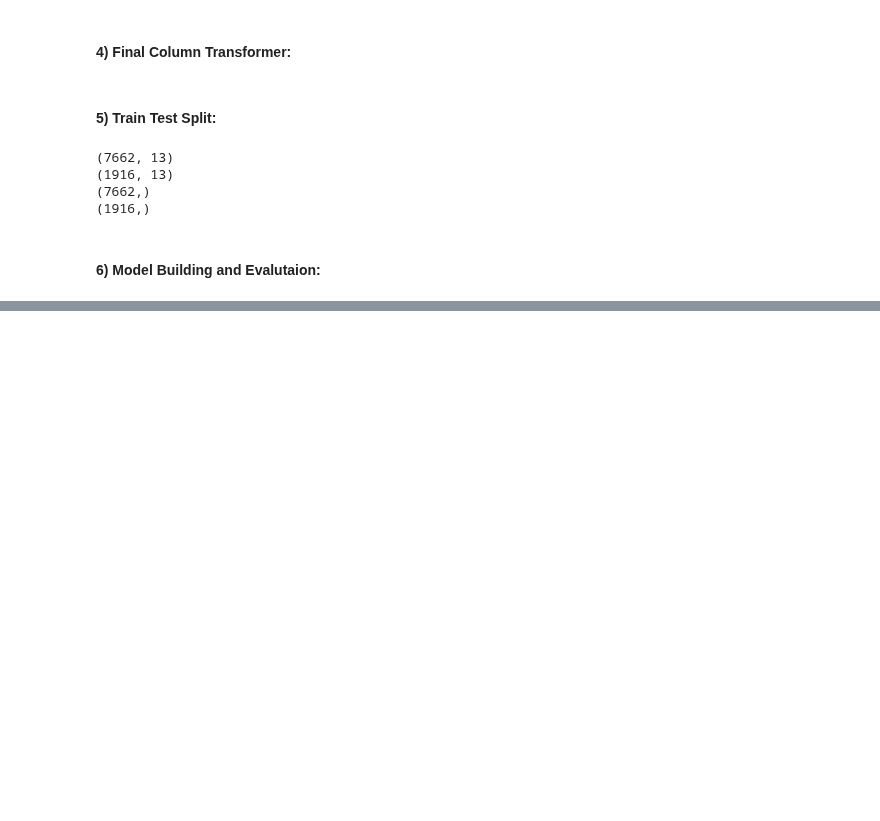
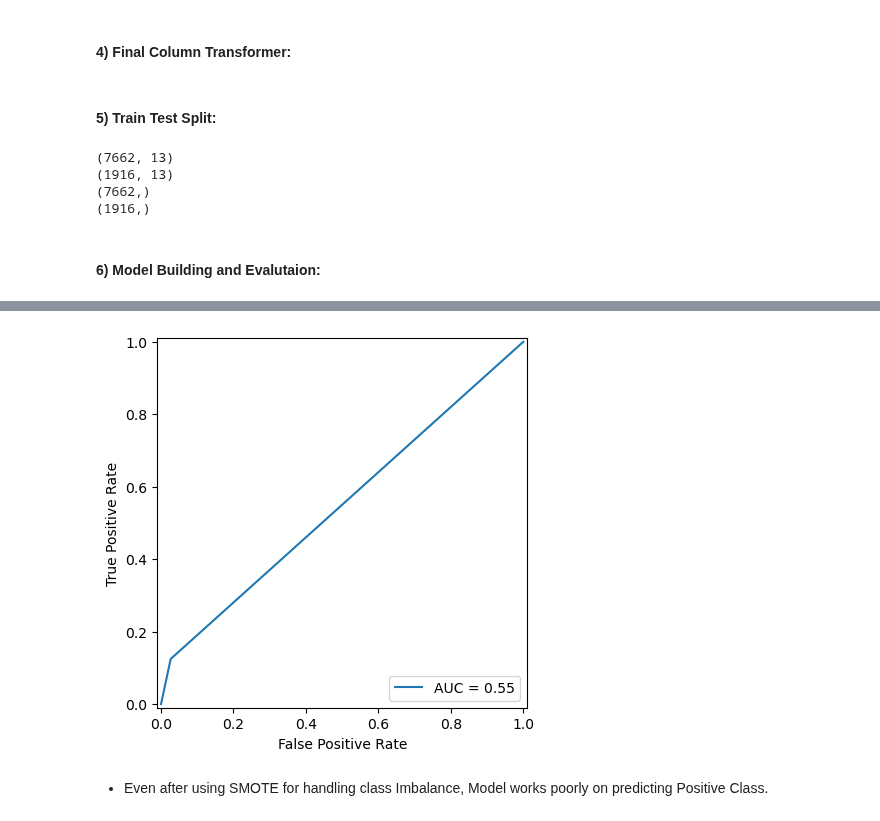
Before and after one commit to Shailya777/Learning-Logs, a Jupyter notebook: Machine_Learning/05_Decision_Trees_AND_Random_Forests/06_Practice_Project5(Loan Data).ipynb, the cells around one changed output, grey strips where cells are left out. Drawn from its saved outputs; the diff is of its cells as text; code cells hidden in the pictures; blank space fills up the shorter version.

```diff
--- a/Machine_Learning/05_Decision_Trees_AND_Random_Forests/06_Practice_Project5(Loan Data).ipynb
+++ b/Machine_Learning/05_Decision_Trees_AND_Random_Forests/06_Practice_Project5(Loan Data).ipynb
@@ -763,0 +816,12 @@ grid_model.fit(X_train, y_train)
+# %%
+# ROC-AUC Curve:
+
+fpr, tpr, thresholds = roc_curve(y_test, y_pred)
+roc_auc = auc(fpr, tpr)
+disp = RocCurveDisplay(fpr= fpr, tpr= tpr, roc_auc= roc_auc)
+disp.plot()
+plt.show()
+# %% [output]
+[figure, added]
+# %% [markdown]
+- Even after using SMOTE for handling class Imbalance, Model works poorly on predicting Positive Class.
```
Also changed, not shown: parts of 5 cells of this notebook.
